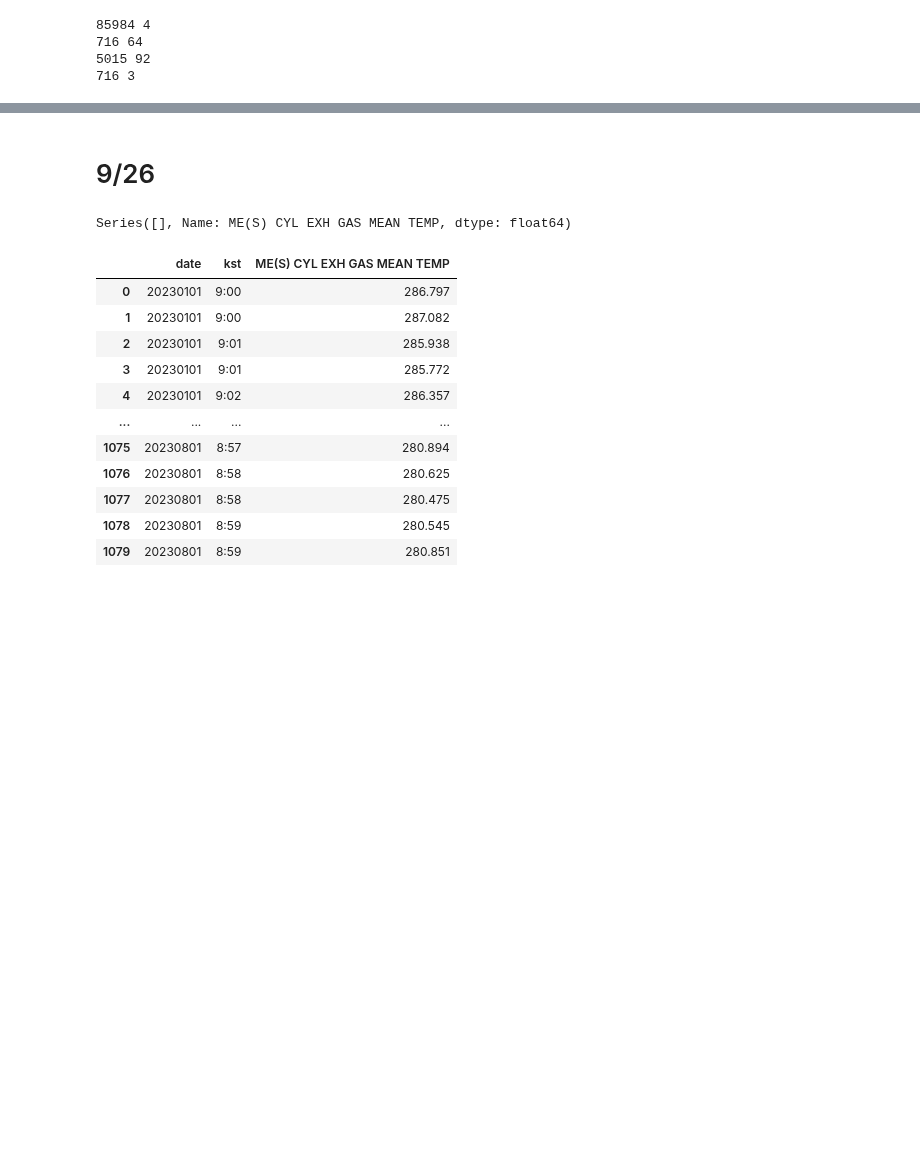
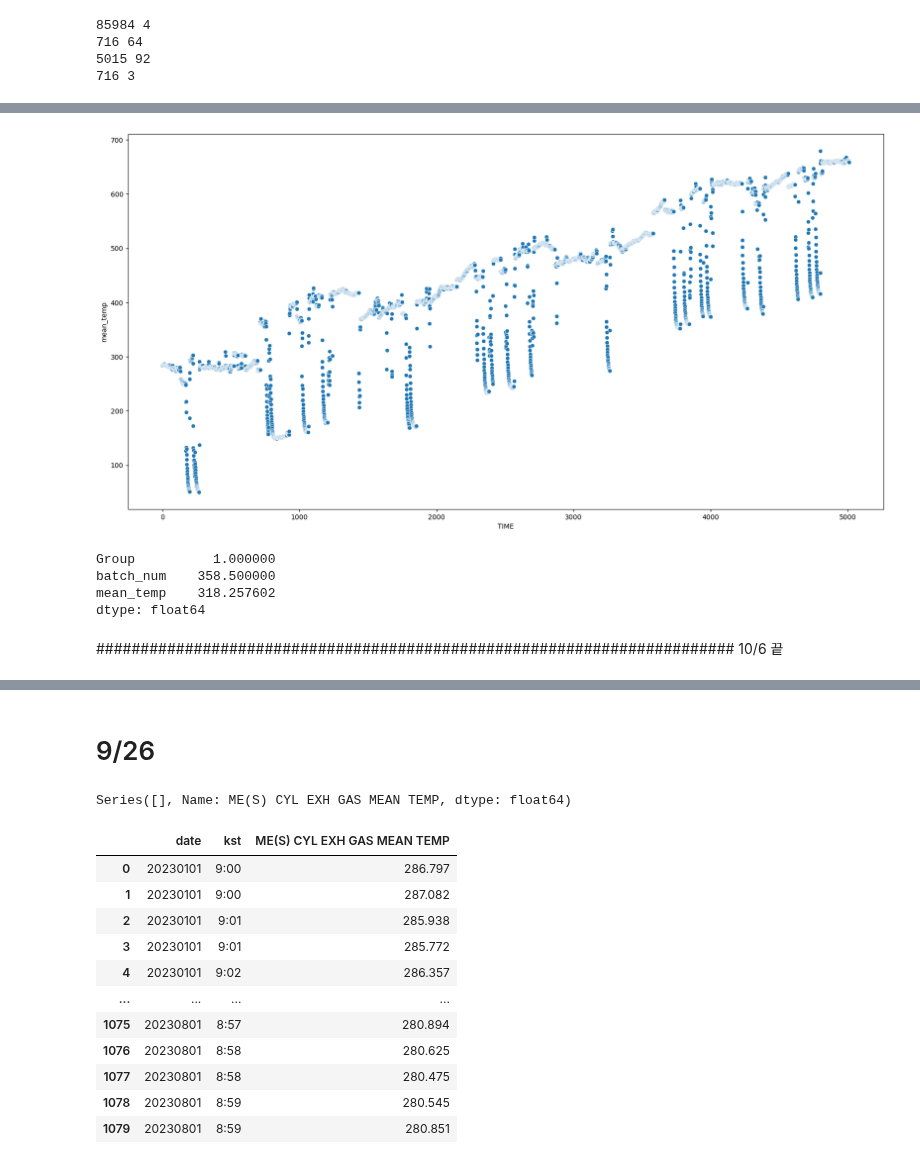
Before and after one commit to ksh914/hanhwa, a Jupyter notebook: data.ipynb, the cells around one changed output, grey strips where cells are left out. Cells and saved outputs as stored; diff of their text form; code cells hidden in the pictures; blank space fills up the shorter version.

```diff
--- a/data.ipynb
+++ b/data.ipynb
@@ -129,0 +248,15 @@ print(5015 // 7, 5015 % 7) # 120 * 3 = 360 -> 452
+# %%
+plt.figure(figsize = (20,10))
+sns.scatterplot(x = 'TIME', y = 'mean_temp', data = df)
+plt.show()
+# %% [output]
+[figure, added]
+# %%
+group_2.mean()
+# %% [output]
+Group          1.000000
+batch_num    358.500000
+mean_temp    318.257602
+dtype: float64
+# %% [markdown]
+######################################################################## 10/6 끝
```
Also changed, not shown: parts of 21 cells of this notebook, 19 other files.
